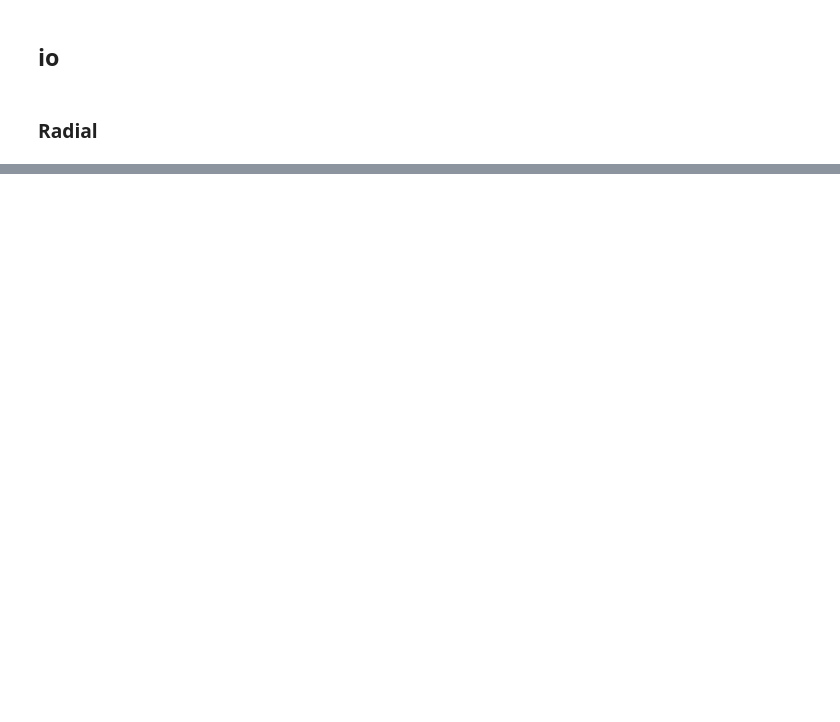
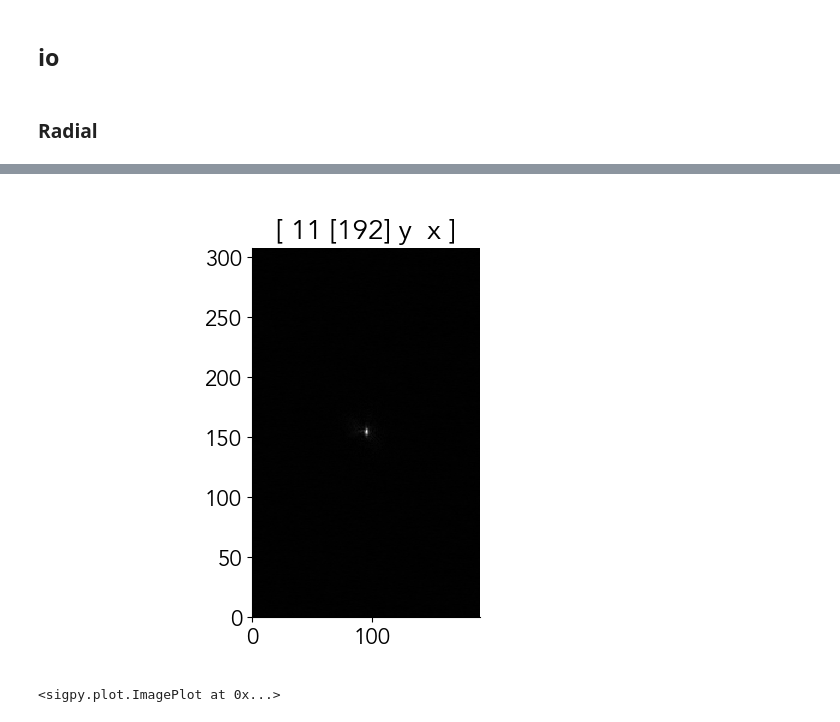
Before and after one commit to mikgroup/nonrigid-motion-bpt, a Jupyter notebook: examples/testing_libraries.ipynb, the cells around one changed output, grey strips where cells are left out. Cells and saved outputs as stored; diff of their text form; code cells hidden in the pictures; blank space fills up the shorter version.

```diff
--- a/examples/testing_libraries.ipynb
+++ b/examples/testing_libraries.ipynb
@@ -29,0 +124,5 @@ INFO: Running command: /mikQNAP/sanand/UTE/pcvipr_recon_binary -export_kdata -hd
+# %%
+pl.ImagePlot(bravo.data_dict['xk_recon'])
+# %% [output]
+[figure, added]
+<sigpy.plot.ImagePlot at 0x...>
```
Also changed, not shown: parts of 25 cells of this notebook, 6 other files.
